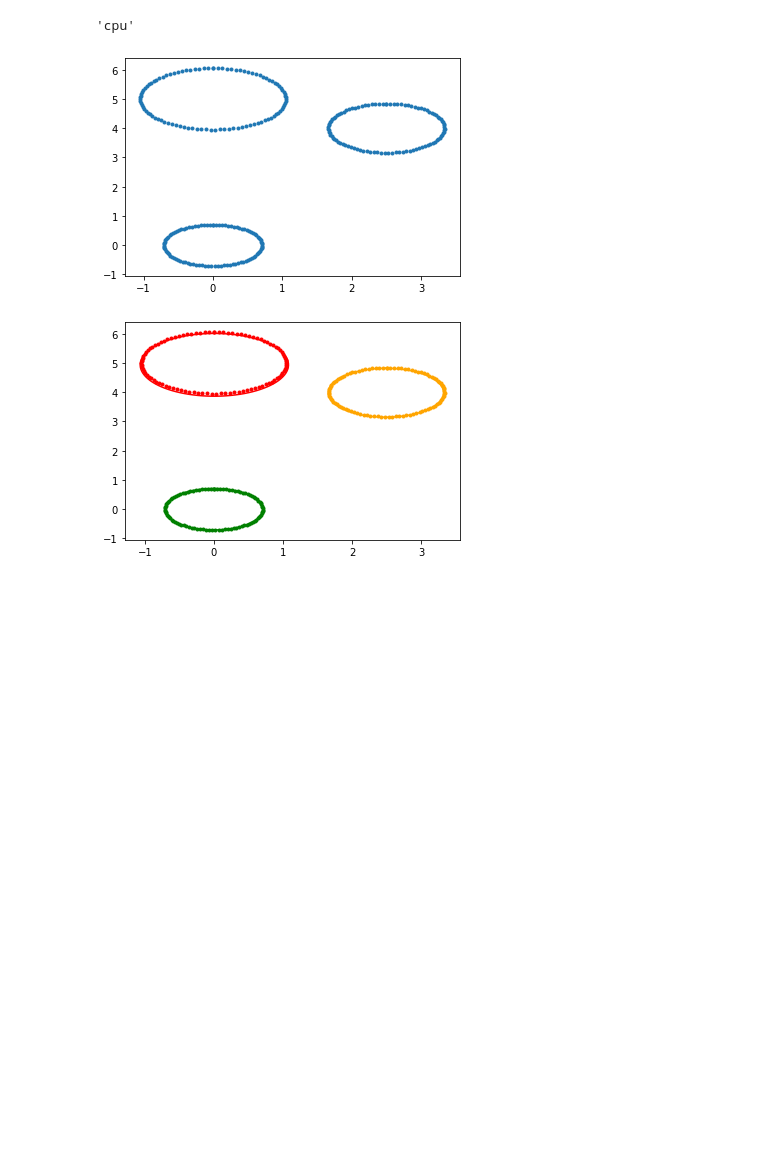
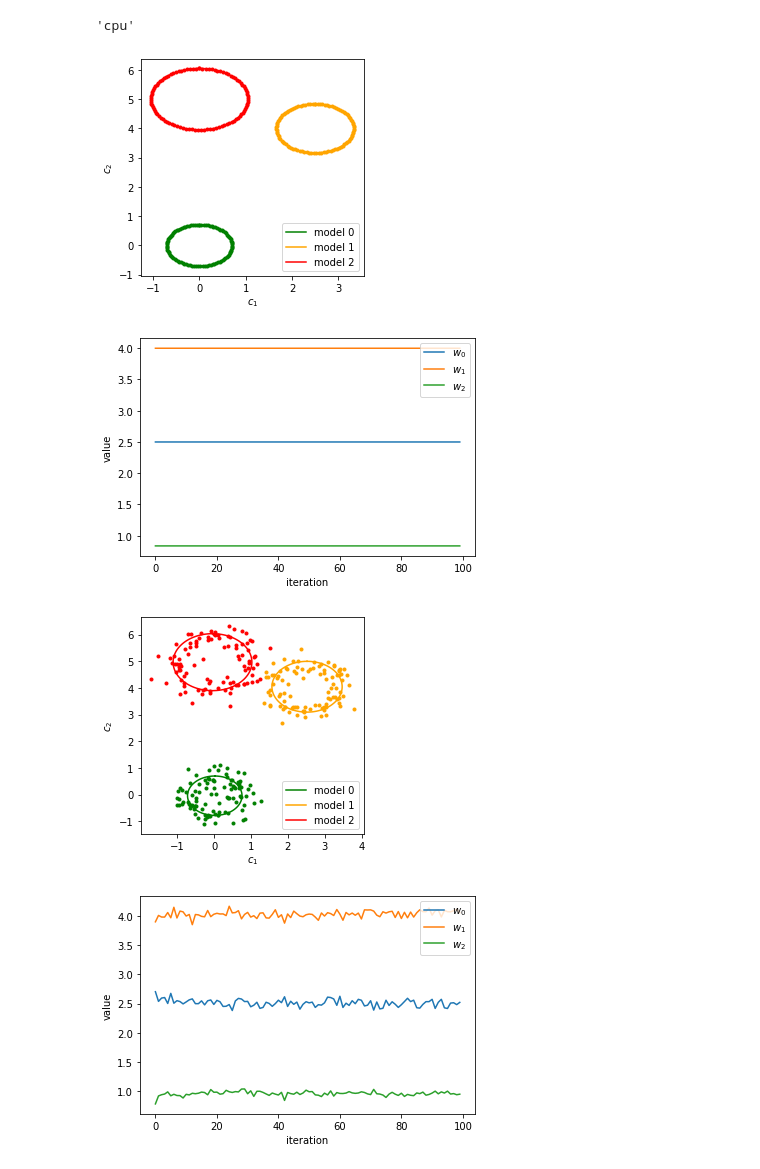
Before and after one commit to andriygav/ExpertLearning, a Jupyter notebook: code/experiment_1_part.ipynb, the cells around one changed output. Saved outputs shown, nothing was run; the diff lists cells and outputs as text; code cells hidden in the pictures; blank space fills up the shorter version.

```diff
--- a/code/experiment_1_part.ipynb
+++ b/code/experiment_1_part.ipynb
@@ -95,6 +98,0 @@ y = np.hstack([r1*np.cos(phi) + y1_0, r2*np.cos(phi) + y2_0, r3*np.cos(phi) + y3
-# %%
-plt.plot(x, y, '.')
-
-plt.show()
-# %% [output]
-[figure, removed]
@@ -140,5 +156,0 @@ model = MixtureEM(HyperParameters = HypPar,
-# %%
-list_of_circles = []
-for i in tqdm(range(150)):
-    model.fit(X_tr, Y_tr, 1)
-    list_of_circles.append(extract_picture(model))
@@ -147,12 +157,37 @@ CIRCLE, idx = extract_picture(model)
 # %%
-colors = ['green', 'orange', 'red']
-for i in range(len(CIRCLE)):
-    _ = plt.plot(x[idx == i], y[idx == i], '.', color = colors[i])
+for item in answers:
+    x, y, list_of_circles = answers[item]
 
-    x0, y0, r = CIRCLE[i]
-    x_plot = x0 + r*np.sin(phi)
-    y_plot = y0 + r*np.cos(phi)
+    CIRCLE, idx = list_of_circles[-1]
 
-    _ = plt.plot(x_plot, y_plot, '-', color = colors[i])
+    colors = ['green', 'orange', 'red']
+
+    fig = plt.figure(figsize=(4, 4))
+    for i in range(len(CIRCLE)):
+        _ = plt.plot(x[idx == i], y[idx == i], '.', color = colors[i])
+
+        x0, y0, r = CIRCLE[i]
+        x_plot = x0 + r*np.sin(phi)
+        y_plot = y0 + r*np.cos(phi)
+
+        _ = plt.plot(x_plot, y_plot, '-', color = colors[i], label = 'model {}'.format(i))
+
+    plt.legend(loc='best')
+    plt.xlabel('$c_1$')
+    plt.ylabel('$c_2$')
+    # plt.savefig(item+'_circles.eps', bbox_inches='tight')
+    plt.show()
+
+    for i in range(3):
+        plt.plot(np.array([x[0][1][i] for x in list_of_circles]), label='$w_{}$'.format(i))
+
+    plt.legend(loc='best')
+    plt.xlabel('iteration')
+    plt.ylabel('value')
+    # plt.savefig(item+'_circles_noise.eps', bbox_inches='tight')
+    plt.show()
 # %% [output]
-[figure, old version]
+[figure, new version]
+[figure, added]
+[figure, added]
+[figure, added]
```
Also changed, not shown: parts of 6 cells of this notebook.
